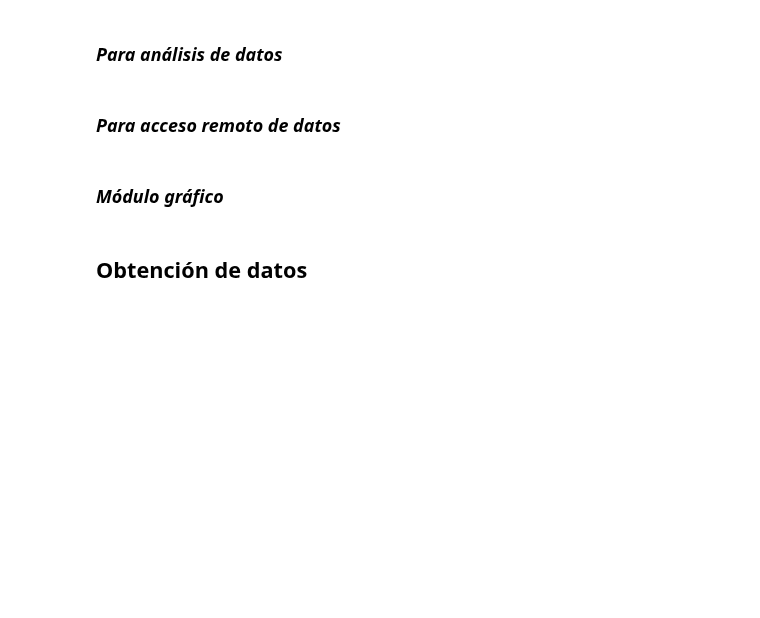
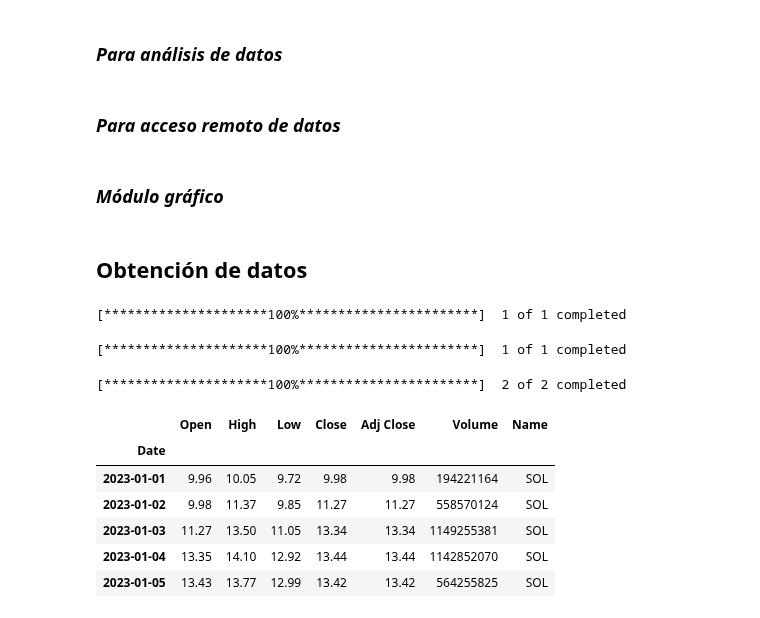
Before and after one commit to cristiandarioortegayubro/BA, a Jupyter notebook: px_02.ipynb, the cells around one changed output. Saved outputs shown, nothing was run; the diff lists cells and outputs as text; code cells hidden in the pictures; blank space fills up the shorter version.

```diff
--- a/px_02.ipynb
+++ b/px_02.ipynb
@@ -54,0 +68,27 @@ btc2021.reset_index(inplace=True)
+# %%
+SOL = yf.download("SOL-USD", start="2023-01-01").round(2)
+# %% [output]
+[*********************100%***********************]  1 of 1 completed
+# %%
+AVAX = yf.download("AVAX-USD", start="2023-01-01").round(2)
+# %% [output]
+[*********************100%***********************]  1 of 1 completed
+# %%
+SOL["Name"] = "SOL"
+AVAX["Name"] = "AVAX"
+CRIPTO = pd.concat([SOL, AVAX])
+# %%
+LISTA = ["SOL-USD", "AVAX-USD"]
+ACCIONES = yf.download(LISTA, start="2023-01-01").round(2)
+# %% [output]
+[*********************100%***********************]  2 of 2 completed
+# %%
+SOL.head()
+# %% [output]
+|  | Open | High | Low | Close | Adj Close | Volume | Name |
+| Date |  |  |  |  |  |  |  |
+| 2023-01-01 | 9.96 | 10.05 | 9.72 | 9.98 | 9.98 | 194221164 | SOL |
+| 2023-01-02 | 9.98 | 11.37 | 9.85 | 11.27 | 11.27 | 558570124 | SOL |
+| 2023-01-03 | 11.27 | 13.50 | 11.05 | 13.34 | 13.34 | 1149255381 | SOL |
+| 2023-01-04 | 13.35 | 14.10 | 12.92 | 13.44 | 13.44 | 1142852070 | SOL |
+| 2023-01-05 | 13.43 | 13.77 | 12.99 | 13.42 | 13.42 | 564255825 | SOL |
```
Also changed, not shown: parts of 23 cells of this notebook.
